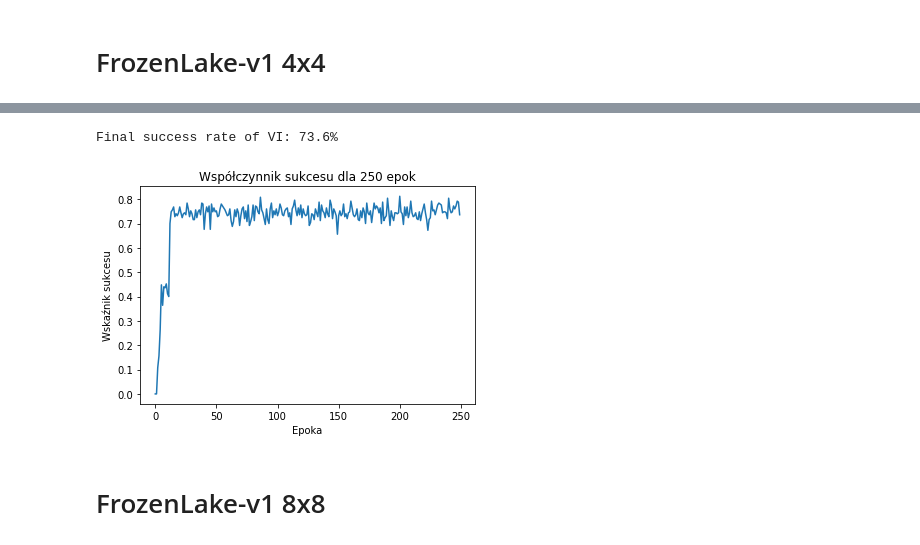
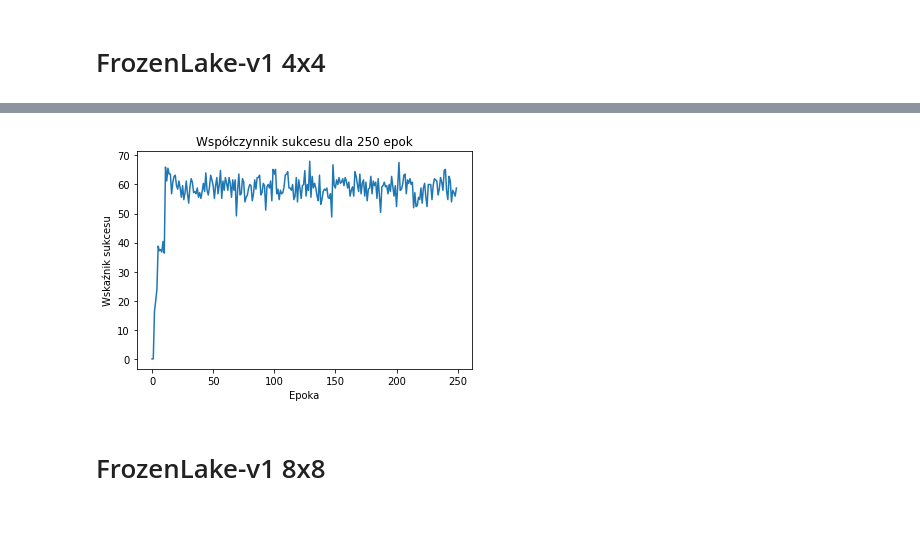
Before and after one commit to Ligerd/reinforcement_learning, a Jupyter notebook: src/Value-Iteration.ipynb, the cells around one changed output, grey strips where cells are left out. Cells and saved outputs as stored; diff of their text form; code cells hidden in the pictures.

```diff
--- a/src/Value-Iteration.ipynb
+++ b/src/Value-Iteration.ipynb
@@ -7,7 +7,7 @@ import time
 # %% [markdown]
 ![image.png](attachment:image.png)
 # %%
-def valueItr(trans_prob, reward, win_state, env_str, gamma=0.99, max_itr=100):
+def valueItr(trans_prob, reward, win_state, env_name, map_size,  gamma=0.99, max_itr=100):
     """
     Value iteration
 
@@ -55,6 +55,6 @@ def valueItr(trans_prob, reward, win_state, env_str, gamma=0.99, max_itr=100):
                     val = tmp
 
         # test the policy for each iteration
-        success_rate.append(testPolicy(policy, env_str, win_state, trials=max_itr))
+        success_rate.append(testPolicy(policy, env_name, map_size ,win_state, trials=max_itr))
     return policy, success_rate
 # %%
@@ -67,15 +67,15 @@ def trainModels(env, win_state, iterations):
         success_rates.append(VI_success_rate)
     return policys, success_rates
 # %%
-def trainModel(env_str, win_state, max_iter):
-    env = gym.make(env_str)
+def trainModel(env_name, map_size, win_state, max_iter):
+    env = gym.make(env_name, map_name = map_size, is_slippery=True)
     env.reset()
 
     # get transitional probability and reward function
     trans_prob, reward = learnModel(env)
 
     # Value Iteration
-    VI_policy, VI_success_rate = valueItr(trans_prob, reward, env_str = env_str, win_state=win_state, max_itr=max_iter)
+    VI_policy, VI_success_rate = valueItr(trans_prob, reward, env_name = env_name, map_size=map_size ,win_state=win_state, max_itr=max_iter)
     print("Final success rate of VI: {:.1f}%".format(VI_success_rate[-1] * 100))
     return VI_policy, VI_success_rate
 # %% [markdown]
@@ -113,11 +113,9 @@ Num of iteration 350 Final success rate of VI: 72.28571428571429
 # %%
-policy, success_rate = trainModel("FrozenLake-v1", 15, 250)
+policy, success_rate = trainModel("FrozenLake-v1","4x4" , 15, 250)
-# %% [output]
-Final success rate of VI: 73.6%
 # %%
-plot(success_rate, f"Współczynnik sukcesu dla 250 epok")
+plot([i * 100 for i in success_rate], f"Współczynnik sukcesu dla 250 epok")
 # %% [output]
-[figure, old version]
+[figure, new version]
 # %% [markdown]
 # FrozenLake-v1 8x8
 # %%
```
Also changed, not shown: parts of 9 cells of this notebook, 7 other files.
